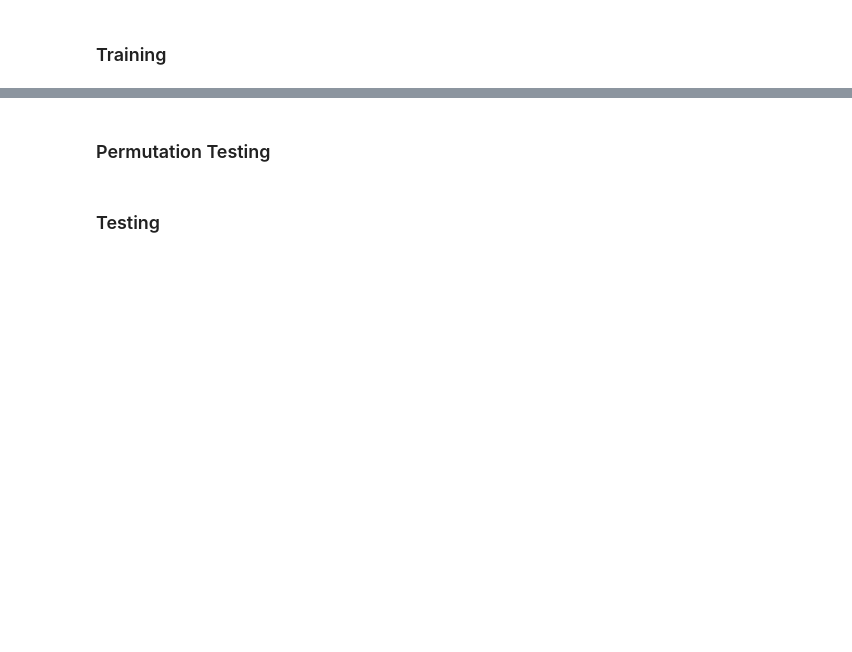
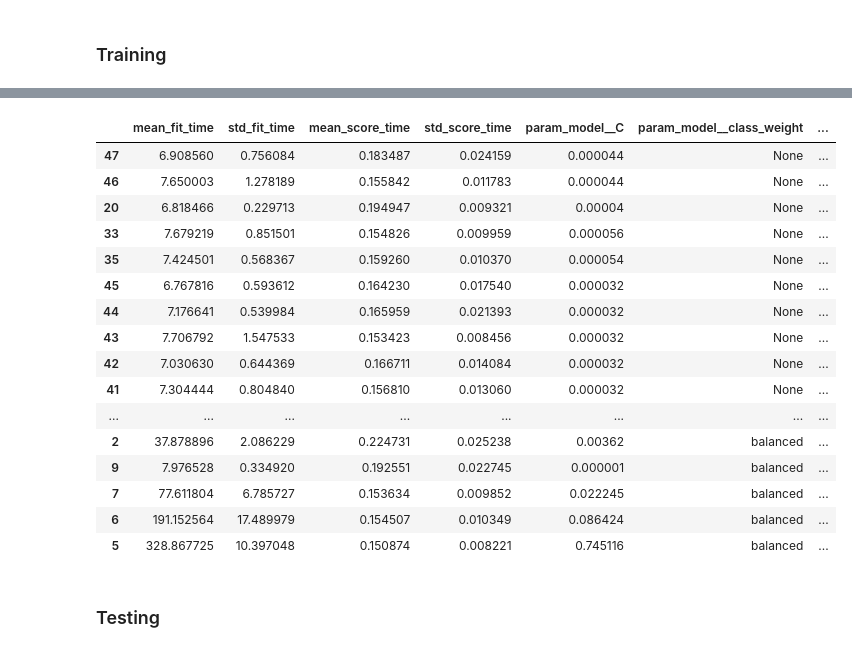
Before and after one commit to GeorgeIniatis/AlphaFold_Dataset_Drug_Binding_Prediction, a Jupyter notebook: Baseline_Models.ipynb, the cells around one changed output, grey strips where cells are left out. Cells and saved outputs as stored; diff of their text form; code cells hidden in the pictures; blank space fills up the shorter version.

```diff
--- a/Baseline_Models.ipynb
+++ b/Baseline_Models.ipynb
@@ -504,7 +466,23 @@ optimised_lsvc.get_params()
 # %%
 lsvc_grid_search_dataframe = pd.DataFrame(
-    np.load("Dataset_Files/Classification_Models/optimised_lsvc_cv_results").tolist())
+    np.load("Dataset_Files/Classification_Models/optimised_lsvc_cv_results.npy", allow_pickle=True).tolist())
 lsvc_grid_search_dataframe.sort_values(by=["rank_test_score"], inplace=True)
 lsvc_grid_search_dataframe
+# %% [output]
+|  | mean_fit_time | std_fit_time | mean_score_time | std_score_time | param_model__C | param_model__class_weight | ... |
+| 47 | 6.908560 | 0.756084 | 0.183487 | 0.024159 | 0.000044 | None | ... |
+| 46 | 7.650003 | 1.278189 | 0.155842 | 0.011783 | 0.000044 | None | ... |
+| 20 | 6.818466 | 0.229713 | 0.194947 | 0.009321 | 0.00004 | None | ... |
+| 33 | 7.679219 | 0.851501 | 0.154826 | 0.009959 | 0.000056 | None | ... |
+| 35 | 7.424501 | 0.568367 | 0.159260 | 0.010370 | 0.000054 | None | ... |
+| 45 | 6.767816 | 0.593612 | 0.164230 | 0.017540 | 0.000032 | None | ... |
+| 44 | 7.176641 | 0.539984 | 0.165959 | 0.021393 | 0.000032 | None | ... |
+| 43 | 7.706792 | 1.547533 | 0.153423 | 0.008456 | 0.000032 | None | ... |
+| 42 | 7.030630 | 0.644369 | 0.166711 | 0.014084 | 0.000032 | None | ... |
+| 41 | 7.304444 | 0.804840 | 0.156810 | 0.013060 | 0.000032 | None | ... |
+| ... | ... | ... | ... | ... | ... | ... | ... |
+| 2 | 37.878896 | 2.086229 | 0.224731 | 0.025238 | 0.00362 | balanced | ... |
+| 9 | 7.976528 | 0.334920 | 0.192551 | 0.022745 | 0.000001 | balanced | ... |
+| 7 | 77.611804 | 6.785727 | 0.153634 | 0.009852 | 0.022245 | balanced | ... |
+| 6 | 191.152564 | 17.489979 | 0.154507 | 0.010349 | 0.086424 | balanced | ... |
+| 5 | 328.867725 | 10.397048 | 0.150874 | 0.008221 | 0.745116 | balanced | ... |
-# %% [markdown]
-### Permutation Testing
```
Also changed, not shown: parts of 36 cells of this notebook, 1 other file.
